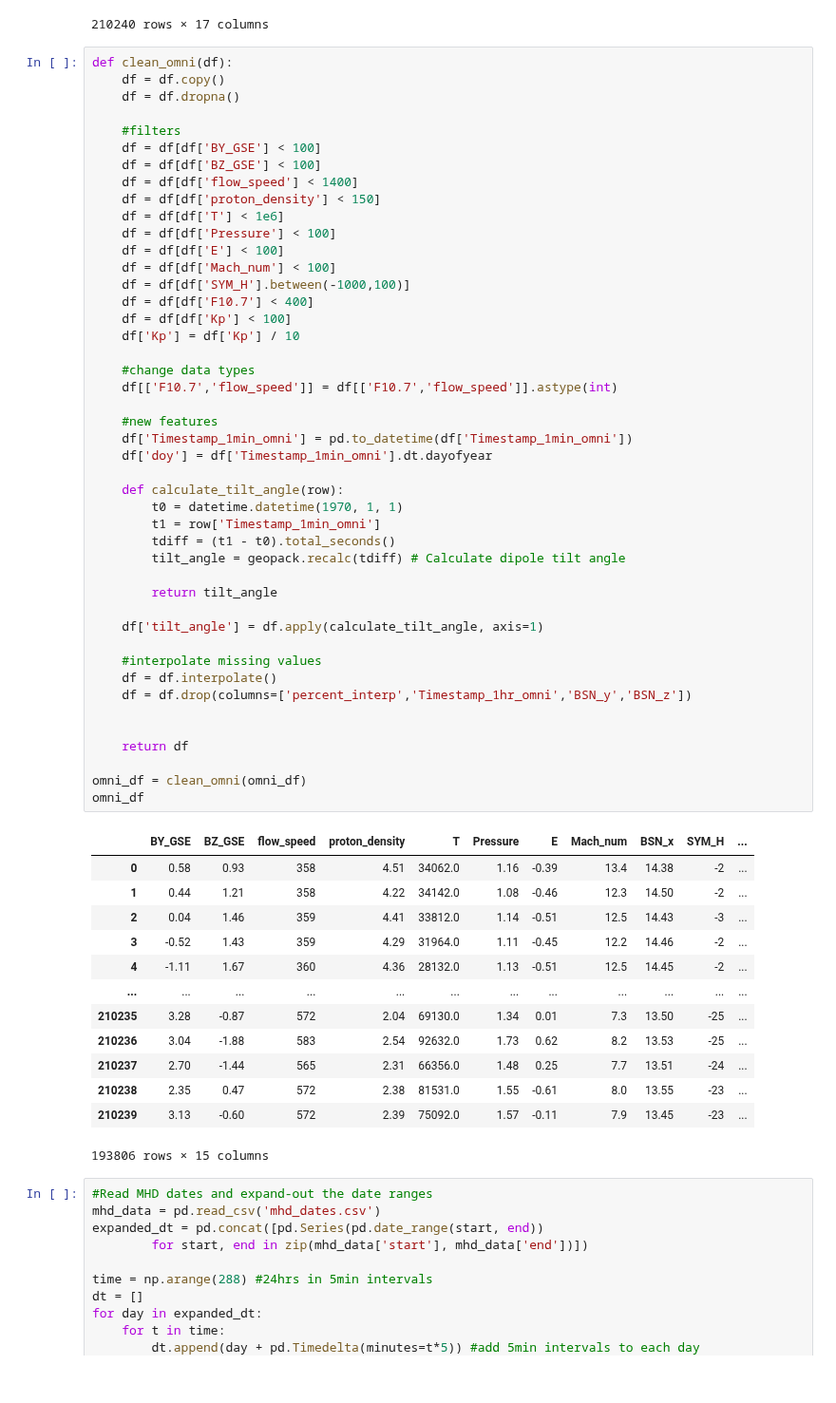
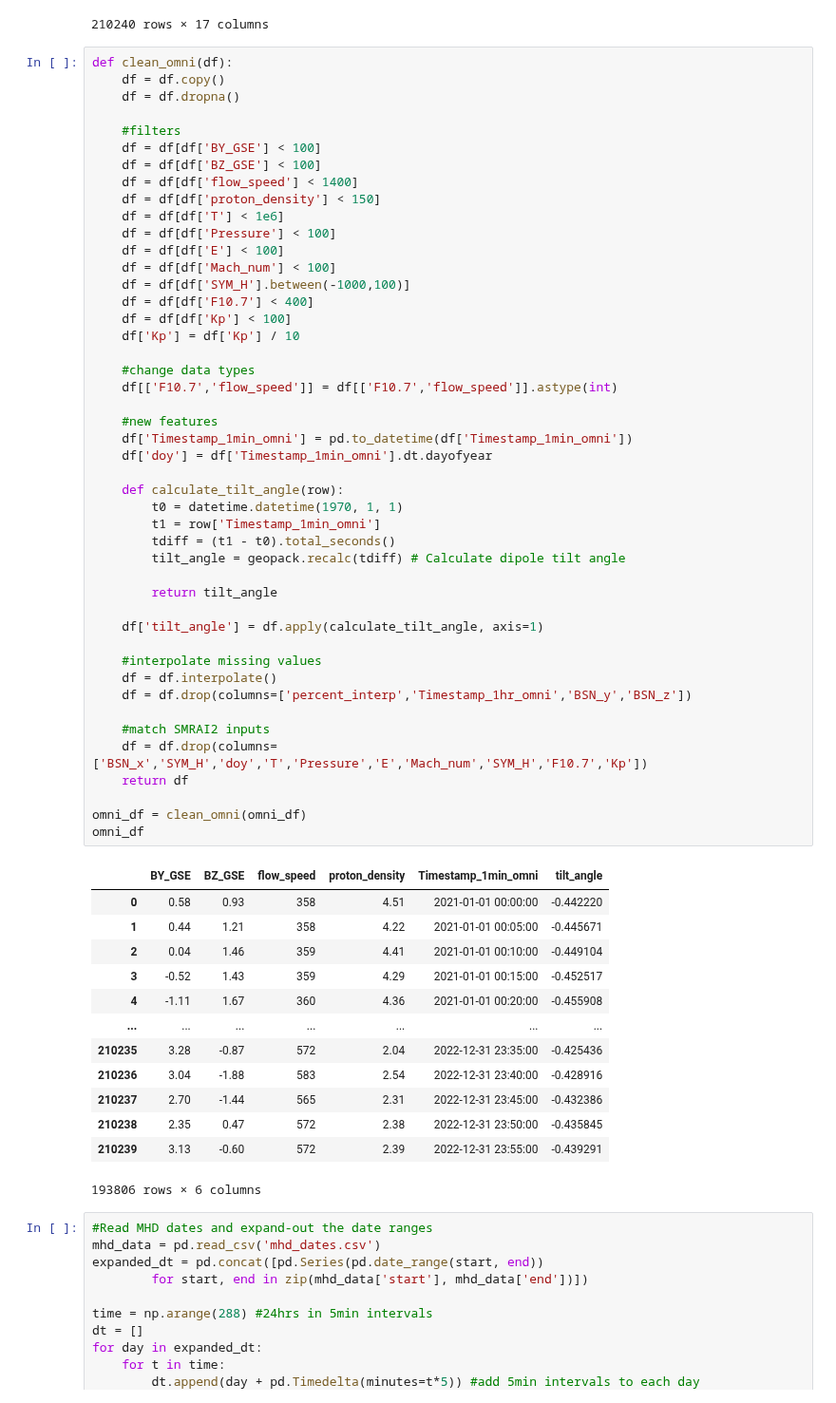
Before and after one commit to reddy-sachin/REPPU-ESN2, a Jupyter notebook: SR_ML/get_omni.ipynb, the cells around one changed output. Shown at 95% size. Cells and saved outputs as stored; diff of their text form.

```diff
--- a/SR_ML/get_omni.ipynb
+++ b/SR_ML/get_omni.ipynb
@@ -148,47 +148,48 @@ def clean_omni(df):
     df = df[df['F10.7'] < 400]
     df = df[df['Kp'] < 100]
     df['Kp'] = df['Kp'] / 10
 
     #change data types
     df[['F10.7','flow_speed']] = df[['F10.7','flow_speed']].astype(int)
 
     #new features
     df['Timestamp_1min_omni'] = pd.to_datetime(df['Timestamp_1min_omni'])
     df['doy'] = df['Timestamp_1min_omni'].dt.dayofyear
 
     def calculate_tilt_angle(row):
         t0 = datetime.datetime(1970, 1, 1)
         t1 = row['Timestamp_1min_omni']
         tdiff = (t1 - t0).total_seconds()
         tilt_angle = geopack.recalc(tdiff) # Calculate dipole tilt angle
 
         return tilt_angle
 
     df['tilt_angle'] = df.apply(calculate_tilt_angle, axis=1)
 
     #interpolate missing values
     df = df.interpolate()
     df = df.drop(columns=['percent_interp','Timestamp_1hr_omni','BSN_y','BSN_z'])
 
-
+    #match SMRAI2 inputs
+    df = df.drop(columns=['BSN_x','SYM_H','doy','T','Pressure','E','Mach_num','SYM_H','F10.7','Kp'])
     return df
 
 omni_df = clean_omni(omni_df)
 omni_df
 # %% [output]
-|  | BY_GSE | BZ_GSE | flow_speed | proton_density | T | Pressure | E | Mach_num | BSN_x | SYM_H | ... |
-| 0 | 0.58 | 0.93 | 358 | 4.51 | 34062.0 | 1.16 | -0.39 | 13.4 | 14.38 | -2 | ... |
-| 1 | 0.44 | 1.21 | 358 | 4.22 | 34142.0 | 1.08 | -0.46 | 12.3 | 14.50 | -2 | ... |
-| 2 | 0.04 | 1.46 | 359 | 4.41 | 33812.0 | 1.14 | -0.51 | 12.5 | 14.43 | -3 | ... |
-| 3 | -0.52 | 1.43 | 359 | 4.29 | 31964.0 | 1.11 | -0.45 | 12.2 | 14.46 | -2 | ... |
-| 4 | -1.11 | 1.67 | 360 | 4.36 | 28132.0 | 1.13 | -0.51 | 12.5 | 14.45 | -2 | ... |
-| ... | ... | ... | ... | ... | ... | ... | ... | ... | ... | ... | ... |
-| 210235 | 3.28 | -0.87 | 572 | 2.04 | 69130.0 | 1.34 | 0.01 | 7.3 | 13.50 | -25 | ... |
-| 210236 | 3.04 | -1.88 | 583 | 2.54 | 92632.0 | 1.73 | 0.62 | 8.2 | 13.53 | -25 | ... |
-| 210237 | 2.70 | -1.44 | 565 | 2.31 | 66356.0 | 1.48 | 0.25 | 7.7 | 13.51 | -24 | ... |
-| 210238 | 2.35 | 0.47 | 572 | 2.38 | 81531.0 | 1.55 | -0.61 | 8.0 | 13.55 | -23 | ... |
-| 210239 | 3.13 | -0.60 | 572 | 2.39 | 75092.0 | 1.57 | -0.11 | 7.9 | 13.45 | -23 | ... |
+|  | BY_GSE | BZ_GSE | flow_speed | proton_density | Timestamp_1min_omni | tilt_angle |
+| 0 | 0.58 | 0.93 | 358 | 4.51 | 2021-01-01 00:00:00 | -0.442220 |
+| 1 | 0.44 | 1.21 | 358 | 4.22 | 2021-01-01 00:05:00 | -0.445671 |
+| 2 | 0.04 | 1.46 | 359 | 4.41 | 2021-01-01 00:10:00 | -0.449104 |
+| 3 | -0.52 | 1.43 | 359 | 4.29 | 2021-01-01 00:15:00 | -0.452517 |
+| 4 | -1.11 | 1.67 | 360 | 4.36 | 2021-01-01 00:20:00 | -0.455908 |
+| ... | ... | ... | ... | ... | ... | ... |
+| 210235 | 3.28 | -0.87 | 572 | 2.04 | 2022-12-31 23:35:00 | -0.425436 |
+| 210236 | 3.04 | -1.88 | 583 | 2.54 | 2022-12-31 23:40:00 | -0.428916 |
+| 210237 | 2.70 | -1.44 | 565 | 2.31 | 2022-12-31 23:45:00 | -0.432386 |
+| 210238 | 2.35 | 0.47 | 572 | 2.38 | 2022-12-31 23:50:00 | -0.435845 |
+| 210239 | 3.13 | -0.60 | 572 | 2.39 | 2022-12-31 23:55:00 | -0.439291 |
-193806 rows × 15 columns
+193806 rows × 6 columns
 # %%
 #Read MHD dates and expand-out the date ranges
 mhd_data = pd.read_csv('mhd_dates.csv')
```
Also changed, not shown: parts of 1 cell of this notebook, 3 other files.
